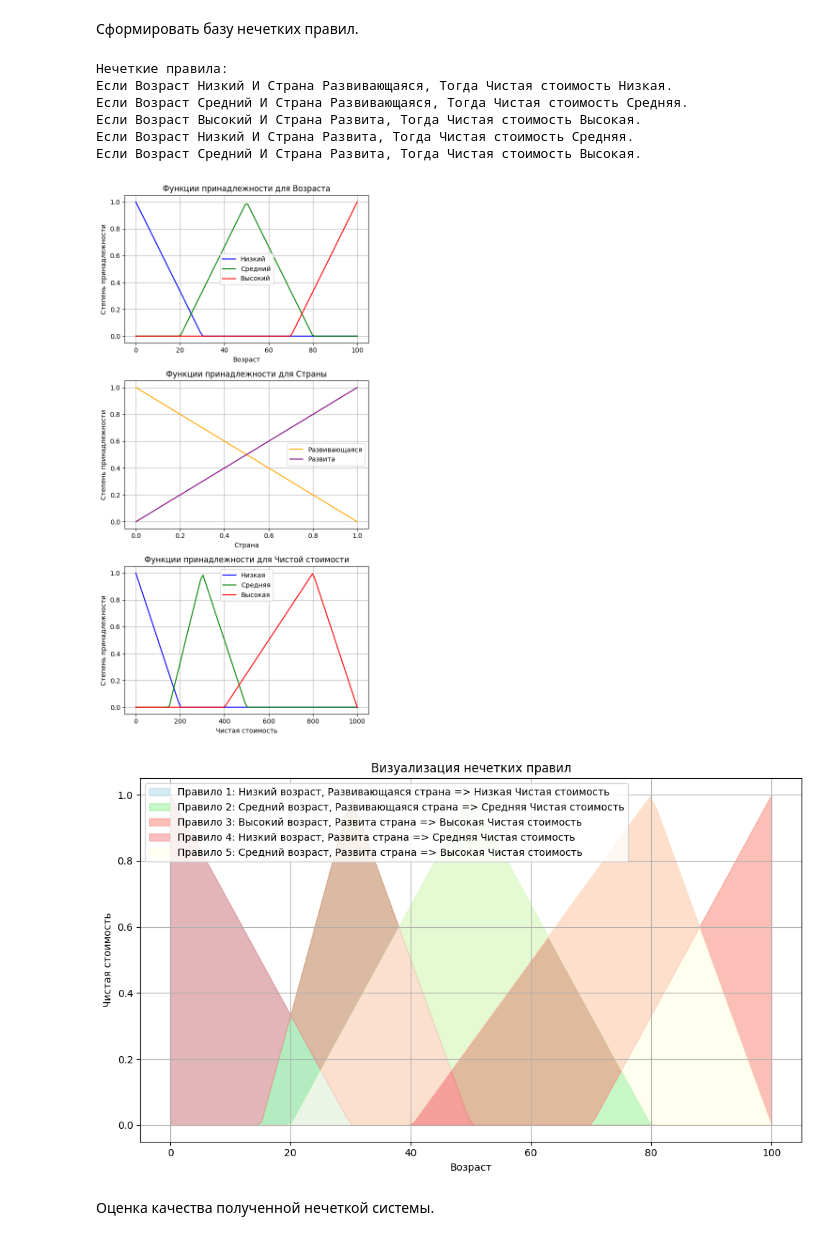
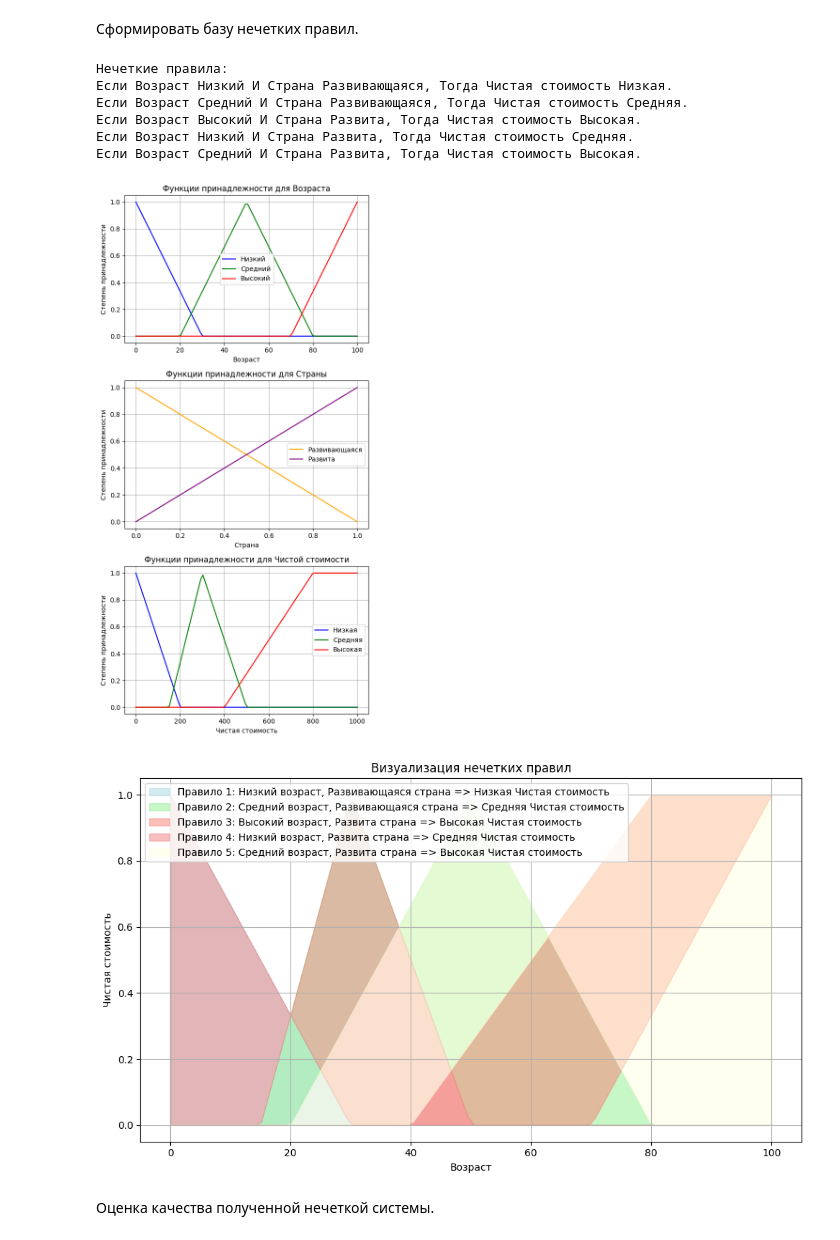
Before and after one commit to goldfest/AIM, a Jupyter notebook: lab_7/lab_7.ipynb, the cells around one changed output. Cells and saved outputs as stored; diff of their text form; code cells hidden in the pictures.

```diff
--- a/lab_7/lab_7.ipynb
+++ b/lab_7/lab_7.ipynb
@@ -74,7 +78,7 @@ developed = fuzz.trimf(x_country, [0, 1, 1])  # Развита
 # Определение функций принадлежности для чистой стоимости
 low_networth = fuzz.trimf(x_networth, [0, 0, 200])
 medium_networth = fuzz.trimf(x_networth, [150, 300, 500])
-high_networth = fuzz.trimf(x_networth, [400, 800, 1000])
+high_networth = fuzz.trapmf(x_networth, [400, 800, 1000, 1000])  # Бесконечность вправо
 
 # Определение нечетких правил
 fuzzy_rules = [
@@ -123,35 +127,35 @@ axs[2].legend()
 axs[2].grid()
 
 plt.tight_layout()
 plt.show()
 
 # Визуализация нечетких правил
 fig, ax = plt.subplots(figsize=(10, 6))
 
 # Заполнение областей для каждого правила
 ax.fill_between(x_age, low_age, 0, color='lightblue', alpha=0.5, label='Правило 1: Низкий возраст, Развивающаяся страна => Низкая Чистая стоимость')
 ax.fill_between(x_age, medium_age, medium_networth, color='lightgreen', alpha=0.5, label='Правило 2: Средний возраст, Развивающаяся страна => Средняя Чистая стоимость')
 ax.fill_between(x_age, high_age, high_networth, color='salmon', alpha=0.5, label='Правило 3: Высокий возраст, Развита страна => Высокая Чистая стоимость')
 ax.fill_between(x_age, low_age, medium_networth, color='lightcoral', alpha=0.5, label='Правило 4: Низкий возраст, Развита страна => Средняя Чистая стоимость')
 ax.fill_between(x_age, medium_age, high_networth, color='lightyellow', alpha=0.5, label='Правило 5: Средний возраст, Развита страна => Высокая Чистая стоимость')
 
 ax.set_title('Визуализация нечетких правил')
 ax.set_xlabel('Возраст')
 ax.set_ylabel('Чистая стоимость')
 ax.legend()
 ax.grid()
 
 plt.tight_layout()
 plt.show()
 # %% [output]
 Нечеткие правила:
 Если Возраст Низкий И Страна Развивающаяся, Тогда Чистая стоимость Низкая.
 Если Возраст Средний И Страна Развивающаяся, Тогда Чистая стоимость Средняя.
 Если Возраст Высокий И Страна Развита, Тогда Чистая стоимость Высокая.
 Если Возраст Низкий И Страна Развита, Тогда Чистая стоимость Средняя.
 Если Возраст Средний И Страна Развита, Тогда Чистая стоимость Высокая.
-[figure, old version]
+[figure, new version]
-[figure, old version]
+[figure, new version]
 # %% [markdown]
 Оценка качества полученной нечеткой системы.
 # %%
```
Also changed, not shown: parts of 2 cells of this notebook.
